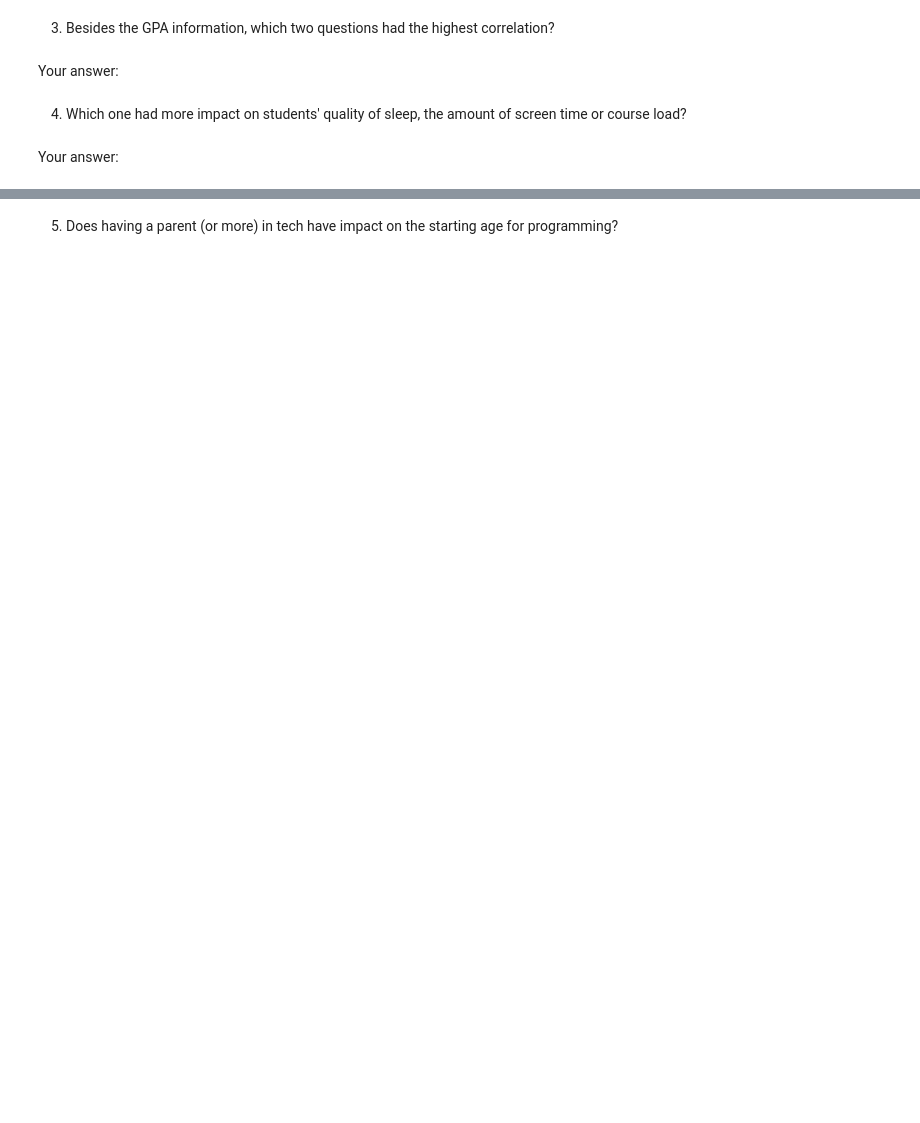
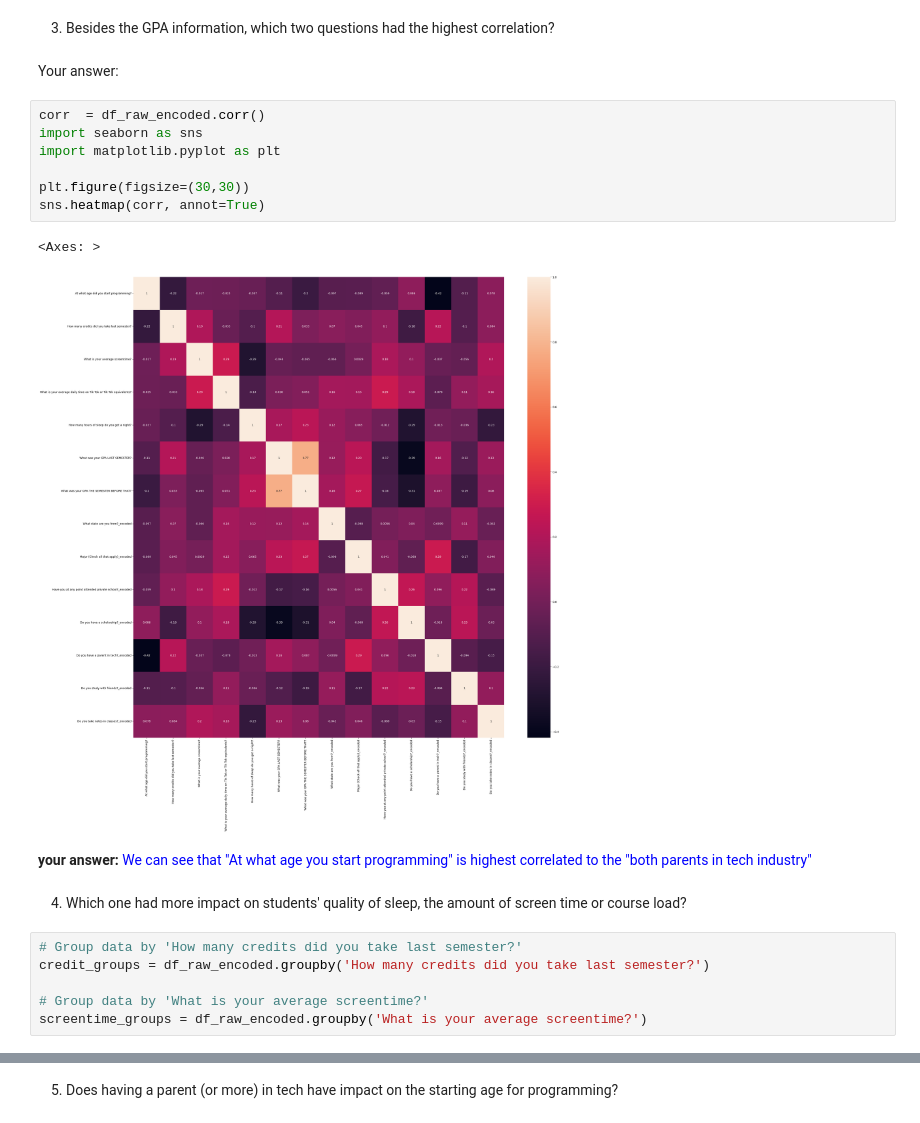
Before and after one commit to shyamsolanke/ds_hw, a Jupyter notebook: CMSC_HW5_Questions.ipynb, the cells around one changed output, grey strips where cells are left out. Drawn from its saved outputs; the diff is of its cells as text; blank space fills up the shorter version.

```diff
--- a/CMSC_HW5_Questions.ipynb
+++ b/CMSC_HW5_Questions.ipynb
@@ -263,7 +262,23 @@ Your answer:
 3. Besides the GPA information, which two questions had the highest correlation?
 # %% [markdown]
 Your answer:
+# %%
+corr  = df_raw_encoded.corr()
+import seaborn as sns
+import matplotlib.pyplot as plt
+
+plt.figure(figsize=(30,30))
+sns.heatmap(corr, annot=True)
+# %% [output]
+<Axes: >
+[figure, added]
+# %% [markdown]
+**your answer:** <font color='blue'>We can see that "At what age you start programming" is highest correlated to the "both parents in tech industry"</font>
 # %% [markdown]
 4. Which one had more impact on students' quality of sleep, the amount of screen time or course load?
-# %% [markdown]
-Your answer:
+# %%
+# Group data by 'How many credits did you take last semester?'
+credit_groups = df_raw_encoded.groupby('How many credits did you take last semester?')
+
+# Group data by 'What is your average screentime?'
+screentime_groups = df_raw_encoded.groupby('What is your average screentime?')
```
Also changed, not shown: parts of 19 cells of this notebook.
